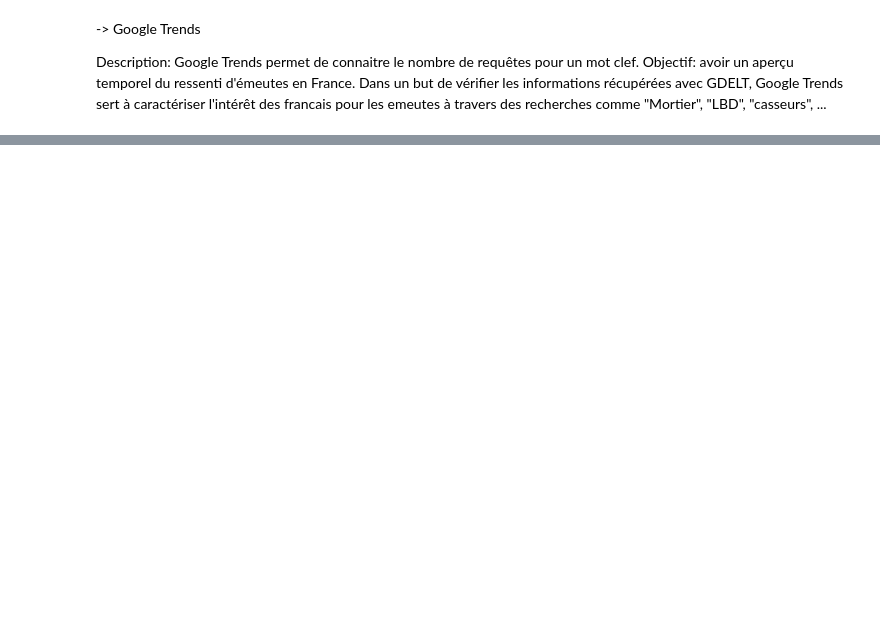
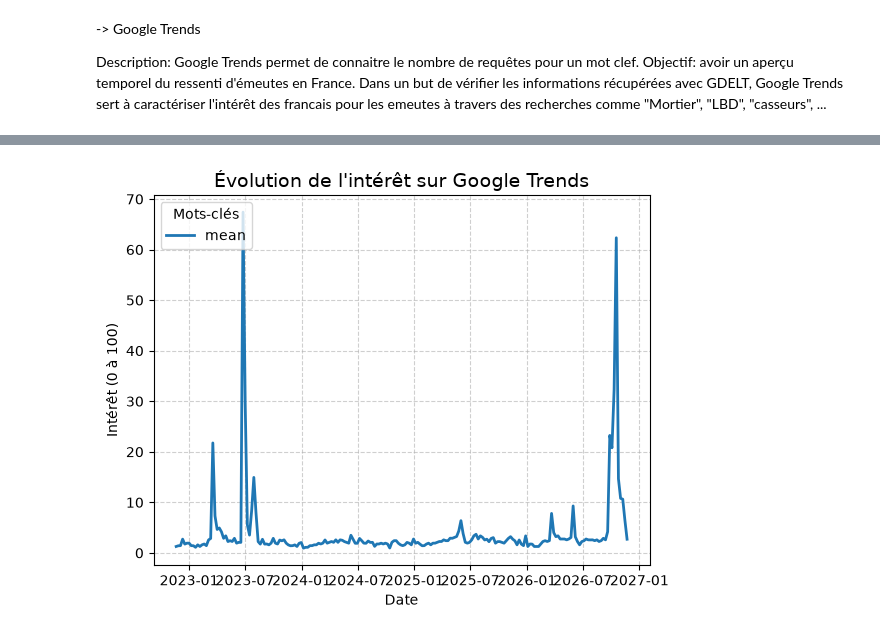
Before and after one commit to mathsomm/Des_chiffres_et_des_emeutes, a Jupyter notebook: Projet_main.ipynb, the cells around one changed output, grey strips where cells are left out. Saved outputs shown, nothing was run; the diff lists cells and outputs as text; code cells hidden in the pictures; blank space fills up the shorter version.

```diff
--- a/Projet_main.ipynb
+++ b/Projet_main.ipynb
@@ -136 +125,16 @@ Pour comparer à la table entière:
+# %%
+# On doit récupérer à nouveau les données sur plus d'années
+G_trend_large = Google_Trends()
+
+
+# Récupération des données, normalisation et création d'une moyenne de recherche
+df_large = G_trend_large.get_trends(mots_de_recherche, geo="FR", timeframe="today 4-y")
+df_large = G_trend_large.normalisation(df_large)
+df_large = G_trend_large.add_average(df_large)
+
+df_google_trends_large = df_large[["mean", "Time"]]
+
+G_trend_large.plot(df_google_trends_large) # on affiche ce résultat
+# %% [output]
+[figure, added]
 # %%
```
Also changed, not shown: parts of 12 cells of this notebook, 3 other files.
